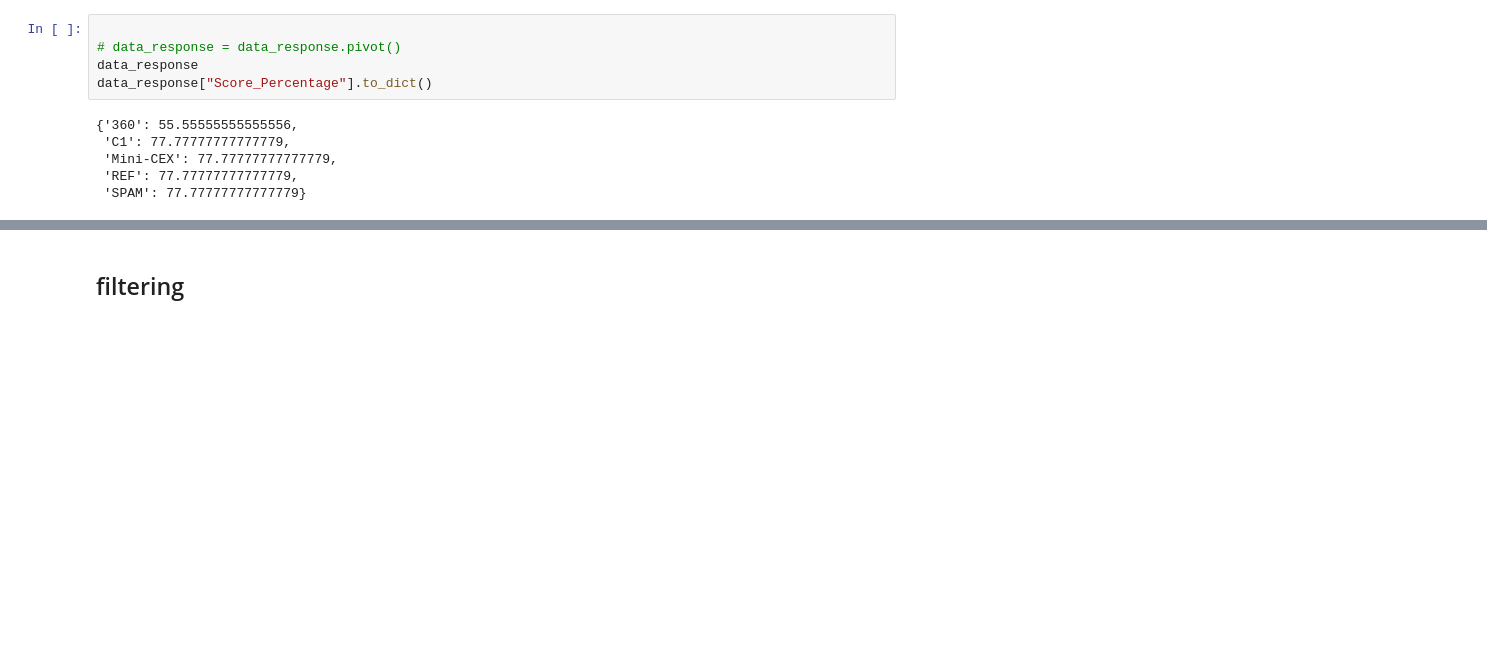
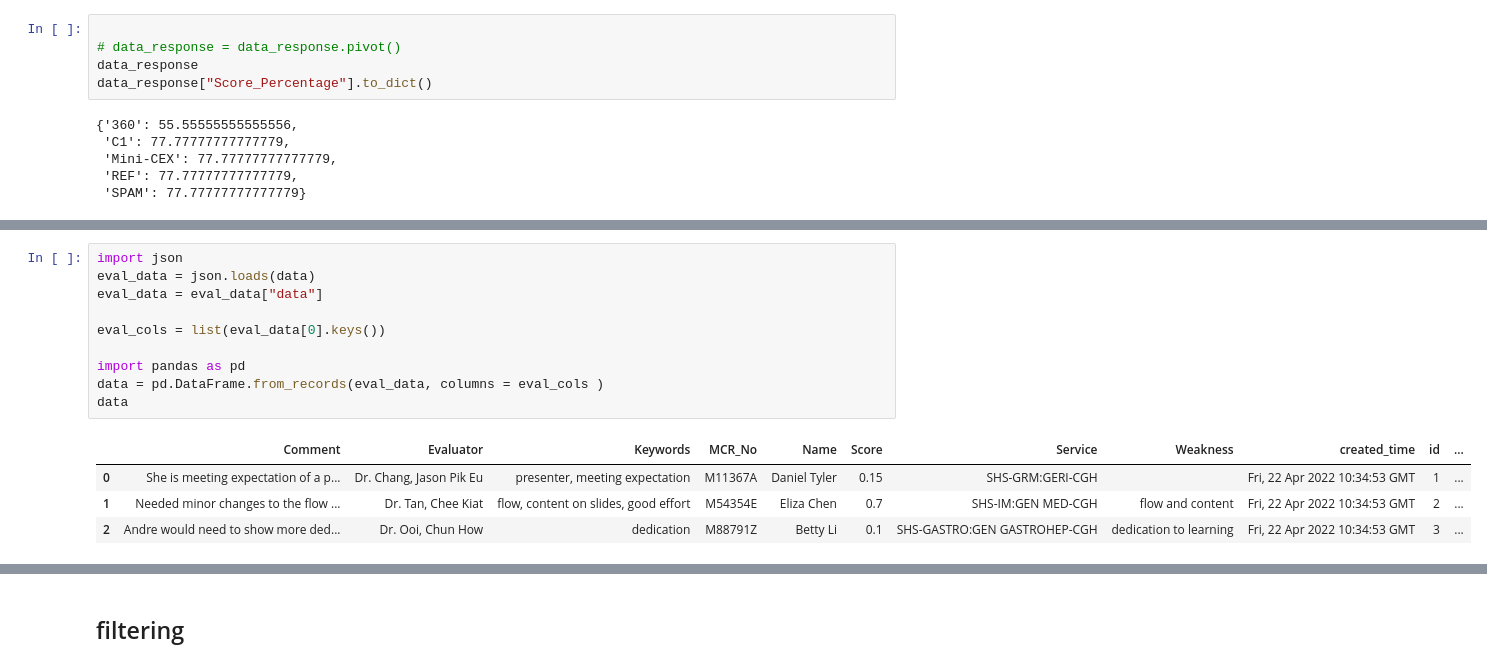
Before and after one commit to dracolim/FYP-GoodHealth, a Jupyter notebook: web activity analysis.ipynb, the cells around one changed output, grey strips where cells are left out. Drawn from its saved outputs; the diff is of its cells as text; blank space fills up the shorter version.

```diff
--- a/web activity analysis.ipynb
+++ b/web activity analysis.ipynb
@@ -502,0 +549,15 @@ data_response["Score_Percentage"].to_dict()
+# %%
+import json
+eval_data = json.loads(data)
+eval_data = eval_data["data"]
+
+eval_cols = list(eval_data[0].keys())
+
+import pandas as pd
+data = pd.DataFrame.from_records(eval_data, columns = eval_cols )
+data
+# %% [output]
+|  | Comment | Evaluator | Keywords | MCR_No | Name | Score | Service | Weakness | created_time | id | ... |
+| 0 | She is meeting expectation of a p... | Dr. Chang, Jason Pik Eu | presenter, meeting expectation | M11367A | Daniel Tyler | 0.15 | SHS-GRM:GERI-CGH |  | Fri, 22 Apr 2022 10:34:53 GMT | 1 | ... |
+| 1 | Needed minor changes to the flow ... | Dr. Tan, Chee Kiat | flow, content on slides, good effort | M54354E | Eliza Chen | 0.7 | SHS-IM:GEN MED-CGH | flow and content | Fri, 22 Apr 2022 10:34:53 GMT | 2 | ... |
+| 2 | Andre would need to show more ded... | Dr. Ooi, Chun How | dedication | M88791Z | Betty Li | 0.1 | SHS-GASTRO:GEN GASTROHEP-CGH | dedication to learning | Fri, 22 Apr 2022 10:34:53 GMT | 3 | ... |
```
Also changed, not shown: parts of 6 cells of this notebook, 10 other files.
